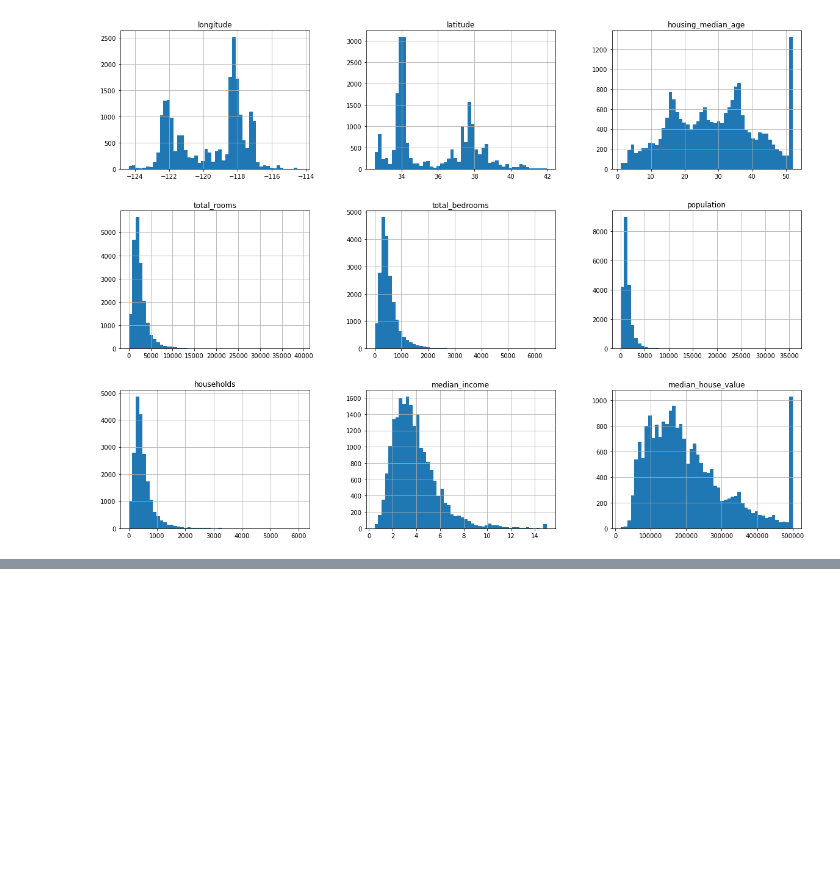
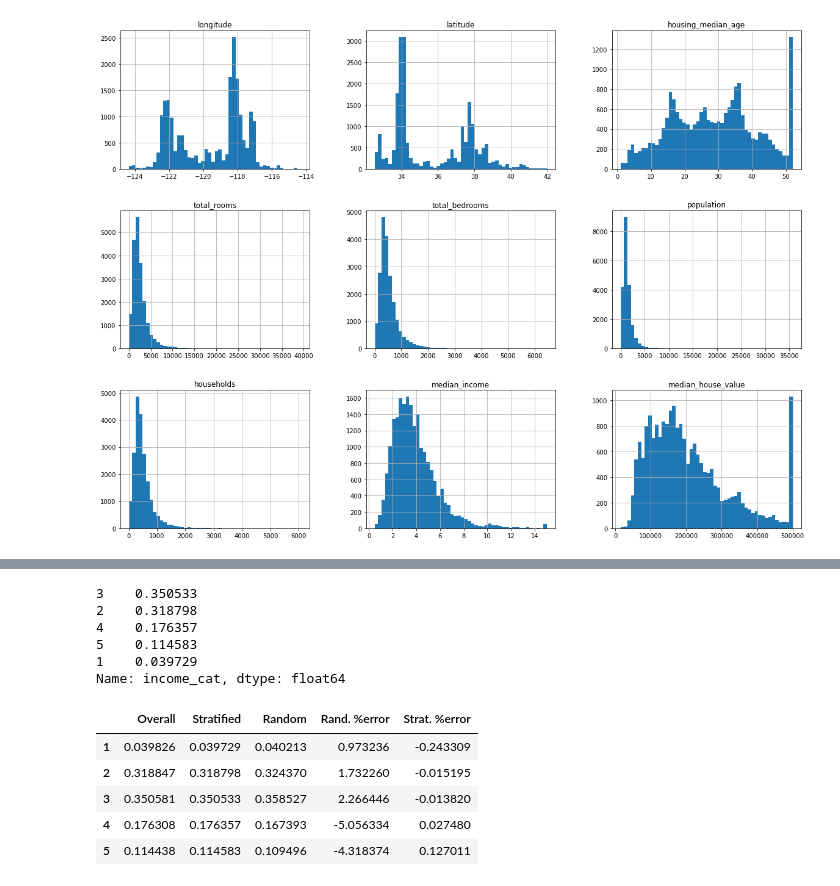
Before and after one commit to Vuean/Hands-On-ML, a Jupyter notebook: Chapter2/02_end_to_end_ML_Project.ipynb, the cells around one changed output, grey strips where cells are left out. Cells and saved outputs as stored; diff of their text form; code cells hidden in the pictures; blank space fills up the shorter version.

```diff
--- a/Chapter2/02_end_to_end_ML_Project.ipynb
+++ b/Chapter2/02_end_to_end_ML_Project.ipynb
@@ -94,0 +157,41 @@ plt.show()
+# %%
+# 分层抽样
+from sklearn.model_selection import StratifiedShuffleSplit
+split = StratifiedShuffleSplit(n_splits=1, test_size=0.2,random_state=42)
+for train_index, test_index in split.split(housing, housing["income_cat"]):
+    strat_train_set = housing.loc[train_index]
+    strat_test_set = housing.loc[test_index]
+# %%
+# 运行，查看分层结果
+strat_test_set["income_cat"].value_counts() / len(strat_test_set)
+# %% [output]
+3    0.350533
+2    0.318798
+4    0.176357
+5    0.114583
+1    0.039729
+Name: income_cat, dtype: float64
+# %%
+# 查看完整数据集、分层抽样的测试集、纯随机抽样的测试集中收入类别比例分布：
+def income_cat_proportions(data):
+    return data["income_cat"].value_counts() / len(data)
+
+train_set, test_set = train_test_split(housing, test_size = 0.2, random_state=42)
+
+compare_props = pd.DataFrame({
+    "Overall": income_cat_proportions(housing),
+    "Stratified":income_cat_proportions(strat_test_set),
+    "Random":income_cat_proportions(test_set),
+}).sort_index()
+
+compare_props["Rand. %error"] = 100 * compare_props["Random"] / compare_props["Overall"] - 100
+compare_props["Strat. %error"] = 100 * compare_props["Stratified"] / compare_props["Overall"] - 100
+# %%
+compare_props
+# %% [output]
+|  | Overall | Stratified | Random | Rand. %error | Strat. %error |
+| 1 | 0.039826 | 0.039729 | 0.040213 | 0.973236 | -0.243309 |
+| 2 | 0.318847 | 0.318798 | 0.324370 | 1.732260 | -0.015195 |
+| 3 | 0.350581 | 0.350533 | 0.358527 | 2.266446 | -0.013820 |
+| 4 | 0.176308 | 0.176357 | 0.167393 | -5.056334 | 0.027480 |
+| 5 | 0.114438 | 0.114583 | 0.109496 | -4.318374 | 0.127011 |
```
Also changed, not shown: parts of 11 cells of this notebook, 1 other file.
